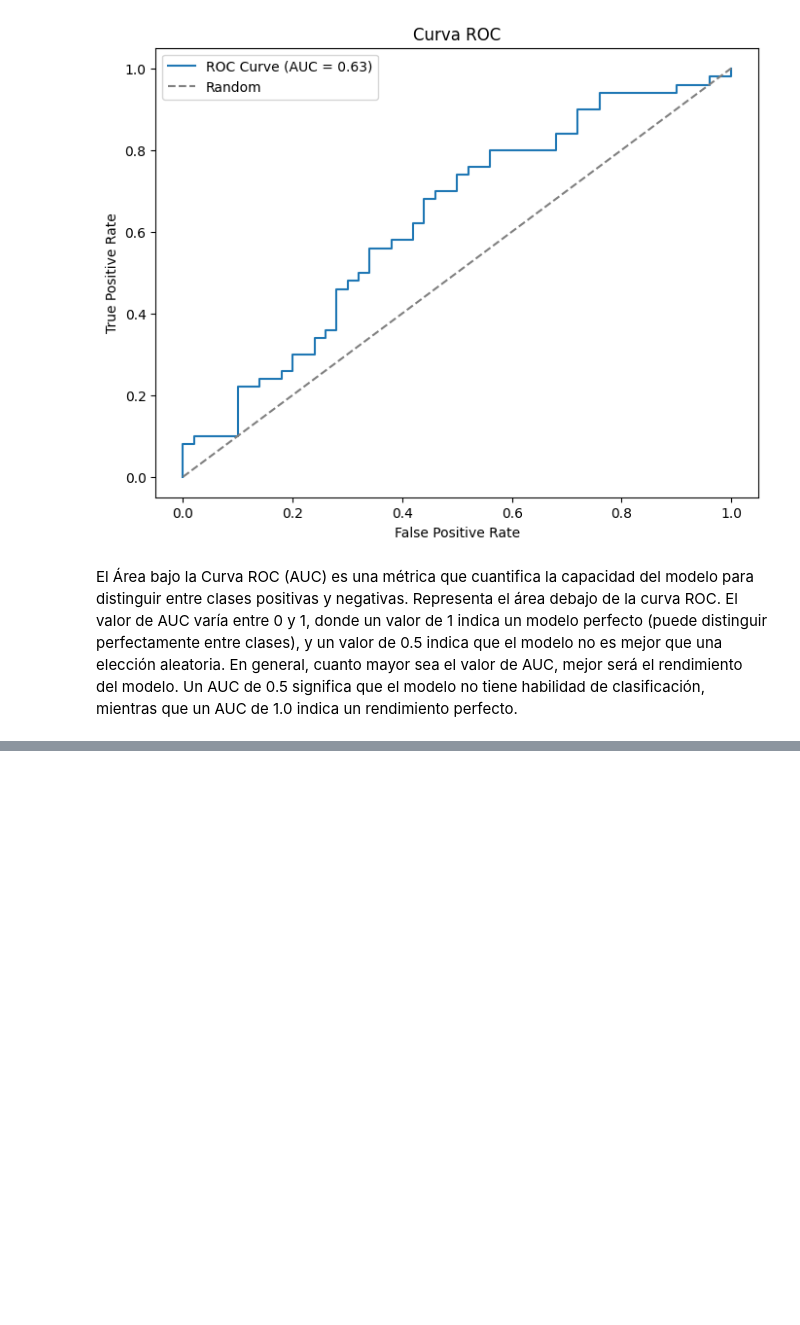
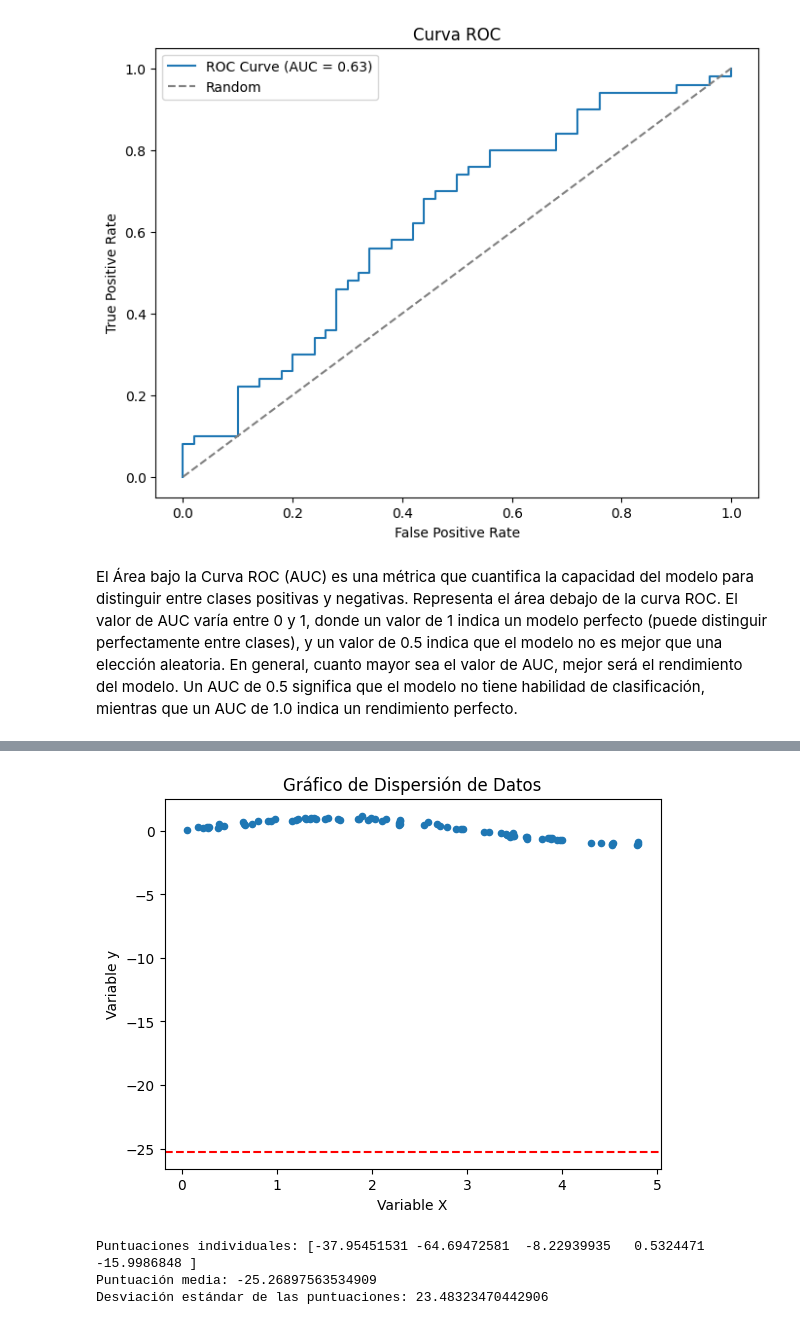
Before and after one commit to jveraduran/duoc-machine-learning, a Jupyter notebook: Unidad_2.ipynb, the cells around one changed output, grey strips where cells are left out. Saved outputs shown, nothing was run; the diff lists cells and outputs as text; code cells hidden in the pictures; blank space fills up the shorter version.

```diff
--- a/Unidad_2.ipynb
+++ b/Unidad_2.ipynb
@@ -932,0 +994,38 @@ En general, cuanto mayor sea el valor de AUC, mejor será el rendimiento del mod
+# %%
+# Crear un modelo de regresión lineal
+model = LinearRegression()
+
+# Realizar validación cruzada (cross-validation)
+# Aquí utilizamos la validación cruzada con k=5 (5-fold cross-validation)
+# Esto divide los datos en 5 conjuntos de entrenamiento y prueba diferentes, ajusta el modelo en cada uno de ellos y calcula las puntuaciones de rendimiento (en este caso, el coeficiente de determinación R^2).
+# Cuanto más cercano a 1 esté R^2, mejor se ajusta el modelo a los datos
+# La validación cruzada de 5 pliegues es una elección común porque proporciona un equilibrio entre la exhaustividad (probar el modelo en varios subconjuntos) y la eficiencia computaciona
+scores = cross_val_score(model, X_fitt, y_fitt, cv=5, scoring='r2')
+
+# Calcular la puntuación media y la desviación estándar de las puntuaciones
+mean_score = np.mean(scores)
+std_score = np.std(scores)
+# Calcular la media de y_fitt
+mean_y = np.mean(y_fitt)
+
+# Agregar la línea de la media al gráfico
+plt.axhline(y=mean_score, color='r', linestyle='--', label="Media de y")
+
+# Crear un gráfico de dispersión de los datos
+plt.scatter(X_fitt, y_fitt, label="Datos reales", s=20)
+plt.xlabel("Variable X")
+plt.ylabel("Variable y")
+plt.title("Gráfico de Dispersión de Datos")
+
+# Mostrar el gráfico
+plt.show()
+
+# Finalmente, imprimimos las puntuaciones individuales de cada iteración de validación cruzada, la puntuación media y la desviación estándar de las puntuaciones. La puntuación media proporciona una estimación general del rendimiento del modelo, y la desviación estándar indica la variabilidad de las puntuaciones en las iteraciones de la validación cruzada.
+print("Puntuaciones individuales:", scores)
+print("Puntuación media:", mean_score)
+print("Desviación estándar de las puntuaciones:", std_score)
+# %% [output]
+[figure, added]
+Puntuaciones individuales: [-37.95451531 -64.69472581  -8.22939935   0.5324471  -15.9986848 ]
+Puntuación media: -25.26897563534909
+Desviación estándar de las puntuaciones: 23.48323470442906
```
Also changed, not shown: parts of 6 cells of this notebook.
